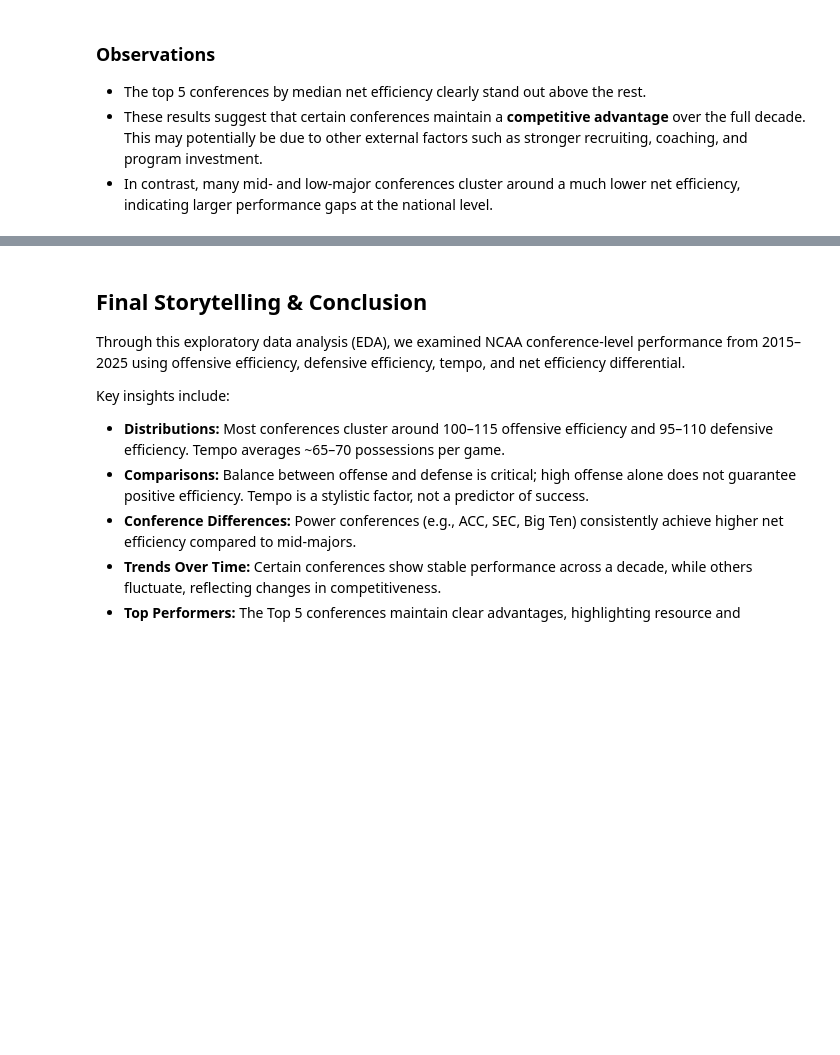
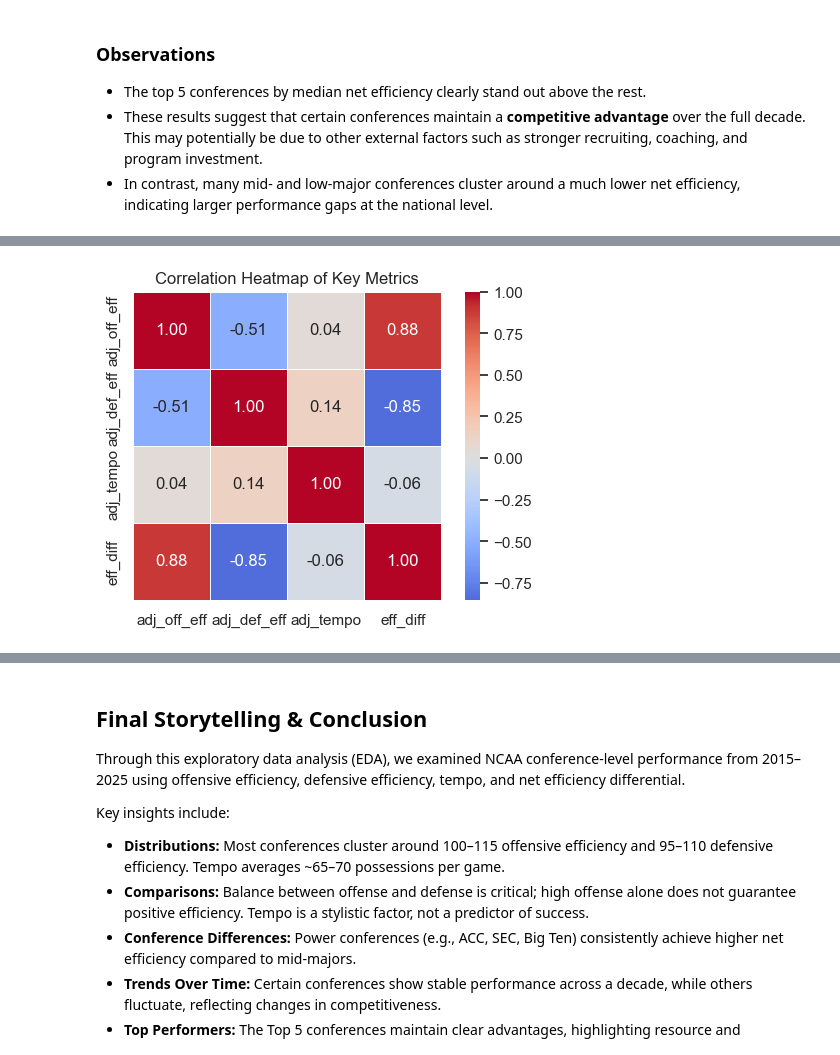
Before and after one commit to brendonmcnulty/datafun-06-eda, a Jupyter notebook: brendon_eda.ipynb, the cells around one changed output, grey strips where cells are left out. Drawn from its saved outputs; the diff is of its cells as text; code cells hidden in the pictures; blank space fills up the shorter version.

Commit message:
Add correlation heatmap observations and updated final storytelling & conclusion

```diff
--- a/brendon_eda.ipynb
+++ b/brendon_eda.ipynb
@@ -488,0 +501,20 @@ Name: eff_diff, dtype: float64
+# %%
+
+# Compute correlation matrix
+corr = df[['adj_off_eff', 'adj_def_eff', 'adj_tempo', 'eff_diff']].corr()
+
+# Plot improved heatmap
+plt.figure(figsize=(6,4))
+sns.heatmap(
+    corr,
+    annot=True,       # show correlation values
+    cmap="coolwarm",  # diverging color palette
+    center=0,
+    fmt=".2f",        # limit to 2 decimals
+    linewidths=0.5,   # grid lines
+    square=True       # uniform cells
+)
+plt.title("Correlation Heatmap of Key Metrics")
+plt.show()
+# %% [output]
+[figure, added]
```
Also changed, not shown: parts of 2 cells of this notebook.
